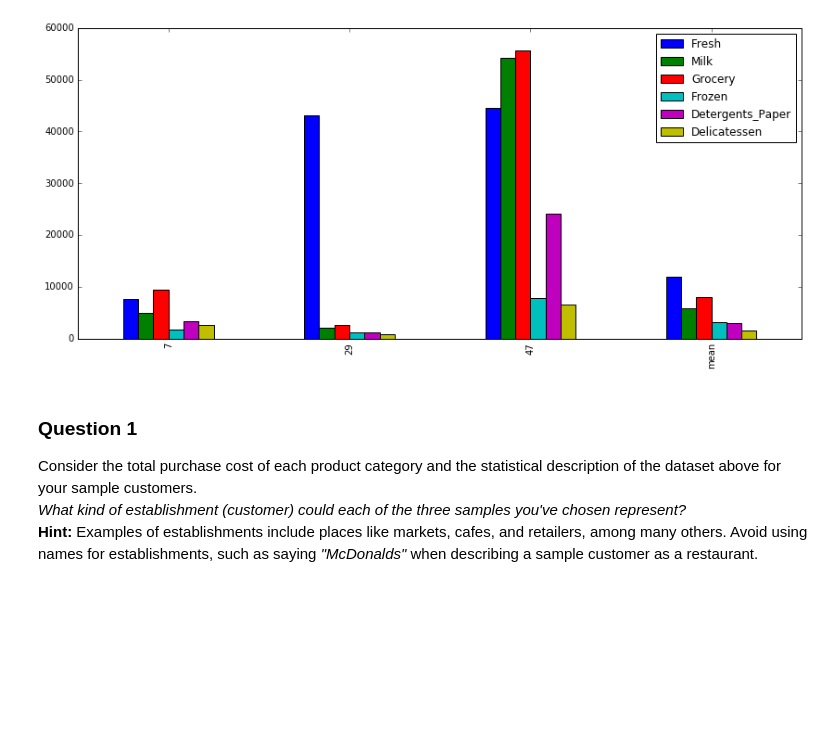
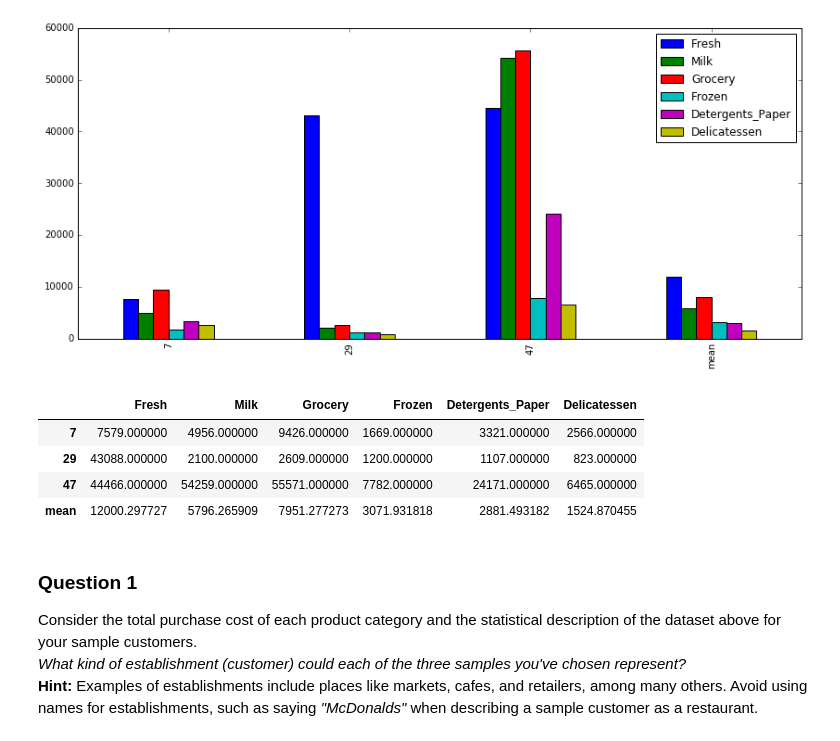
Before and after one commit to bhaskarjitsarmah/customer_segments, a Jupyter notebook: customer_segments.ipynb, the cells around one changed output. Cells and saved outputs as stored; diff of their text form; code cells hidden in the pictures; blank space fills up the shorter version.

```diff
--- a/customer_segments.ipynb
+++ b/customer_segments.ipynb
@@ -81,6 +81,14 @@ samples_bar.plot(kind='bar', figsize=(14,6))
 # %% [output]
 <matplotlib.axes._subplots.AxesSubplot at 0x...>
 [figure]
+# %%
+samples_bar
+# %% [output]
+|  | Fresh | Milk | Grocery | Frozen | Detergents_Paper | Delicatessen |
+| 7 | 7579.000000 | 4956.000000 | 9426.000000 | 1669.000000 | 3321.000000 | 2566.000000 |
+| 29 | 43088.000000 | 2100.000000 | 2609.000000 | 1200.000000 | 1107.000000 | 823.000000 |
+| 47 | 44466.000000 | 54259.000000 | 55571.000000 | 7782.000000 | 24171.000000 | 6465.000000 |
+| mean | 12000.297727 | 5796.265909 | 7951.277273 | 3071.931818 | 2881.493182 | 1524.870455 |
 # %% [markdown]
 ### Question 1
 Consider the total purchase cost of each product category and the statistical description of the dataset above for your sample customers.
```
Also changed, not shown: parts of 17 cells of this notebook.
